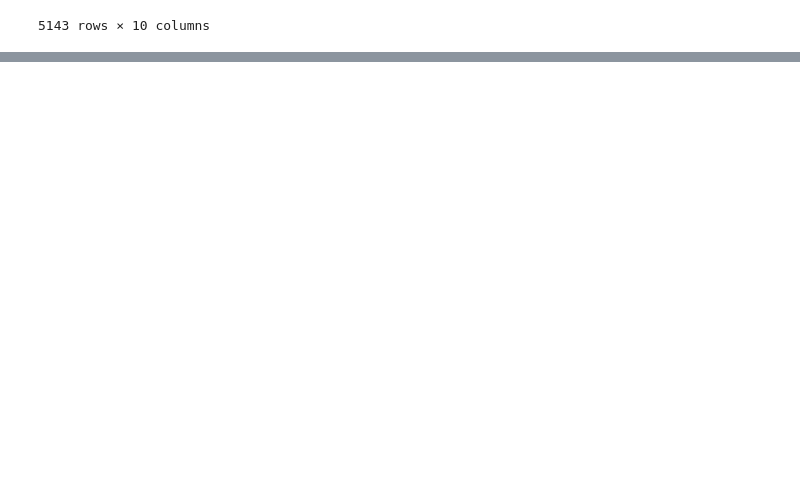
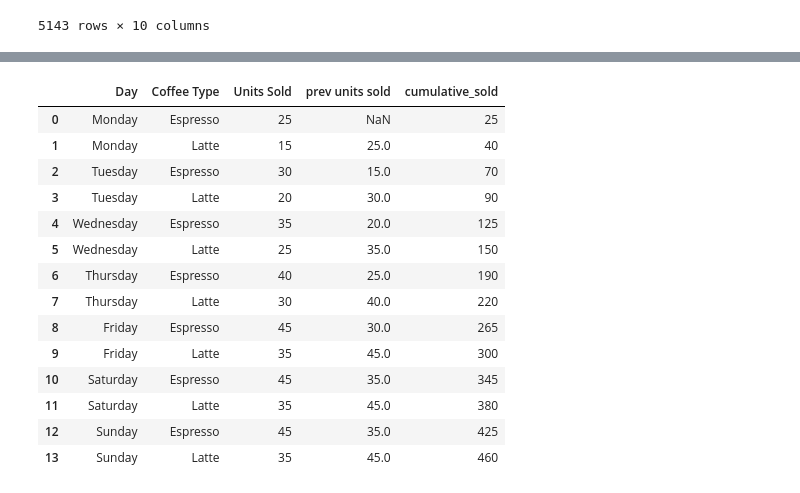
Before and after one commit to Koustavjr/PythonForML, a Jupyter notebook: 16-pandas/notes.ipynb, the cells around one changed output, grey strips where cells are left out. Cells and saved outputs as stored; diff of their text form; code cells hidden in the pictures; blank space fills up the shorter version.

```diff
--- a/16-pandas/notes.ipynb
+++ b/16-pandas/notes.ipynb
@@ -252,0 +640,6 @@ bios.query('born_country=="FRA"')
+# %%
+# shift rank rolling cumsum
+import pandas as pd
+coffee=pd.read_csv('./warmup-data/coffee.csv')
+coffee['prev units sold']=coffee['Units Sold'].shift(1)
+coffee
@@ -252,0 +677,19 @@ bios.query('born_country=="FRA"')
+# %%
+coffee['cumulative_sold']=coffee['Units Sold'].cumsum()
+coffee
+# %% [output]
+|  | Day | Coffee Type | Units Sold | prev units sold | cumulative_sold |
+| 0 | Monday | Espresso | 25 | NaN | 25 |
+| 1 | Monday | Latte | 15 | 25.0 | 40 |
+| 2 | Tuesday | Espresso | 30 | 15.0 | 70 |
+| 3 | Tuesday | Latte | 20 | 30.0 | 90 |
+| 4 | Wednesday | Espresso | 35 | 20.0 | 125 |
+| 5 | Wednesday | Latte | 25 | 35.0 | 150 |
+| 6 | Thursday | Espresso | 40 | 25.0 | 190 |
+| 7 | Thursday | Latte | 30 | 40.0 | 220 |
+| 8 | Friday | Espresso | 45 | 30.0 | 265 |
+| 9 | Friday | Latte | 35 | 45.0 | 300 |
+| 10 | Saturday | Espresso | 45 | 35.0 | 345 |
+| 11 | Saturday | Latte | 35 | 45.0 | 380 |
+| 12 | Sunday | Espresso | 45 | 35.0 | 425 |
+| 13 | Sunday | Latte | 35 | 45.0 | 460 |
```
Also changed, not shown: parts of 36 cells of this notebook, 2 other files.
